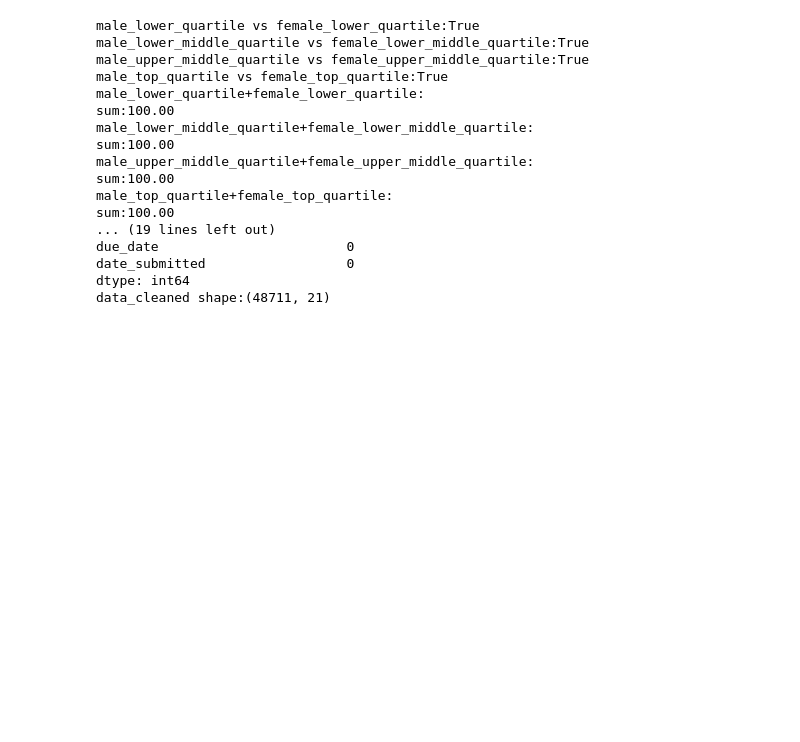
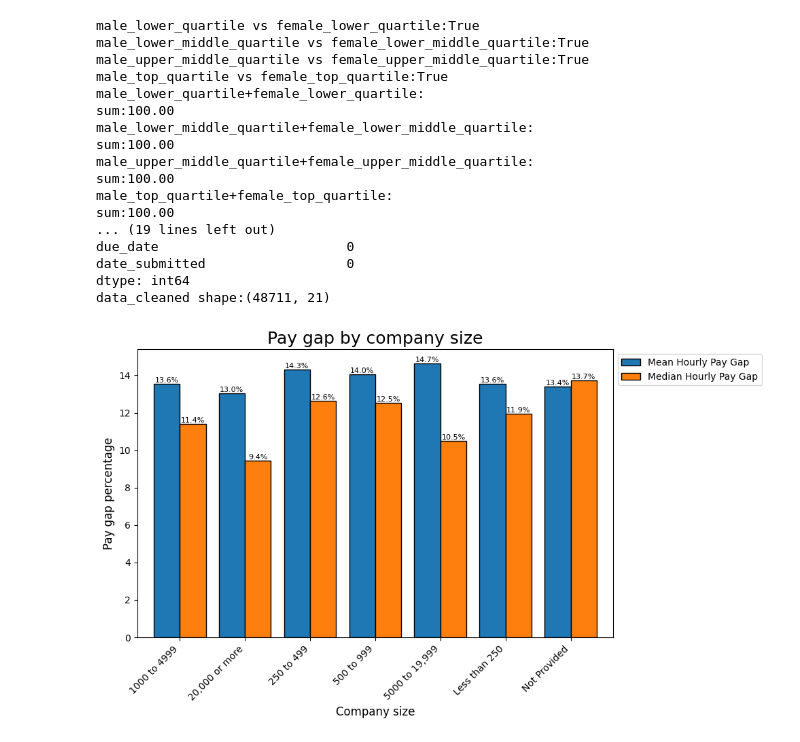
Before and after one commit to 0703fws/freedomprogrammingexercise, a Jupyter notebook: paygap_analysis.ipynb, the cells around one changed output. Drawn from its saved outputs; the diff is of its cells as text; code cells hidden in the pictures; blank space fills up the shorter version.

Commit message:
Data visualisation: Pay gap by company size

```diff
--- a/paygap_analysis.ipynb
+++ b/paygap_analysis.ipynb
@@ -144,3 +144,28 @@ due_date                        0
 date_submitted                  0
 dtype: int64
 data_cleaned shape:(48711, 21)
+# %%
+#Data Visualisation
+# select columns for analysis
+paygap_column = ["diff_mean_hourly_percent","diff_median_hourly_percent"]
+# calculate mean pay gap grouped by company size
+diff_size = data.groupby("employer_size")[paygap_column].mean()
+# create a bar chart
+bar_chart = diff_size.plot(kind="bar",figsize=(10,6),edgecolor="black",width=0.8)
+# add xlabel, yxlabel and title
+plt.xlabel("Company size",fontsize=12)
+plt.ylabel("Pay gap percentage",fontsize=12)
+plt.title("Pay gap by company size",fontsize=18)
+# rotate x-axis labels 45 degrees for easier reading and align them to the right
+plt.xticks(rotation=45,ha="right")
+# add legend and position outside the plot
+plt.legend(["Mean Hourly Pay Gap","Median Hourly Pay Gap"],loc="upper left",bbox_to_anchor=(1,1))
+# add value labels on bars
+for container in bar_chart.containers:
+  bar_chart.bar_label(container,fmt="%.1f%%",label_type="edge",fontsize=8)
+# adjust layout
+plt.tight_layout()
+# show the bar chart
+plt.show()
+# %% [output]
+[figure, added]
```
Also changed, not shown: parts of 2 cells of this notebook.
